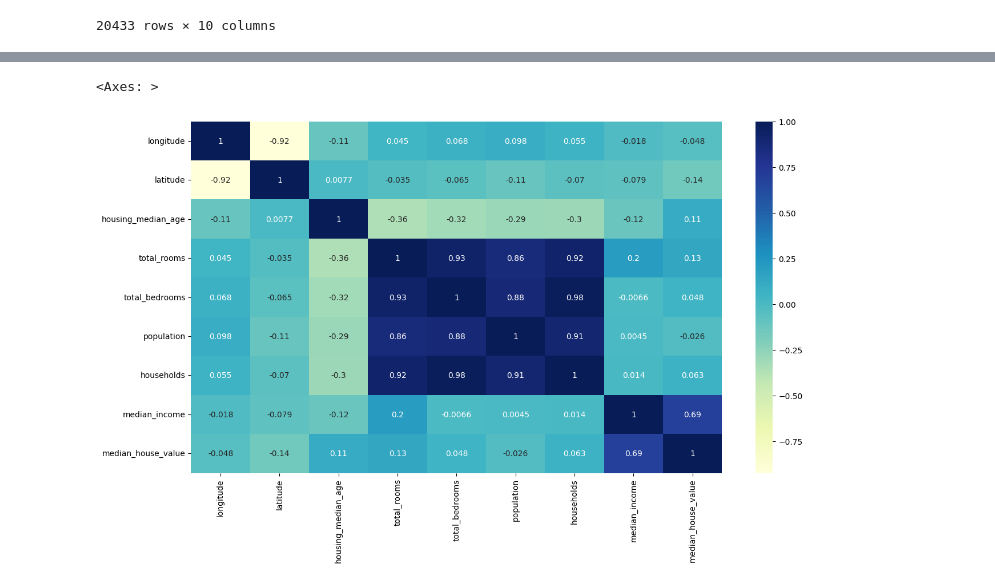
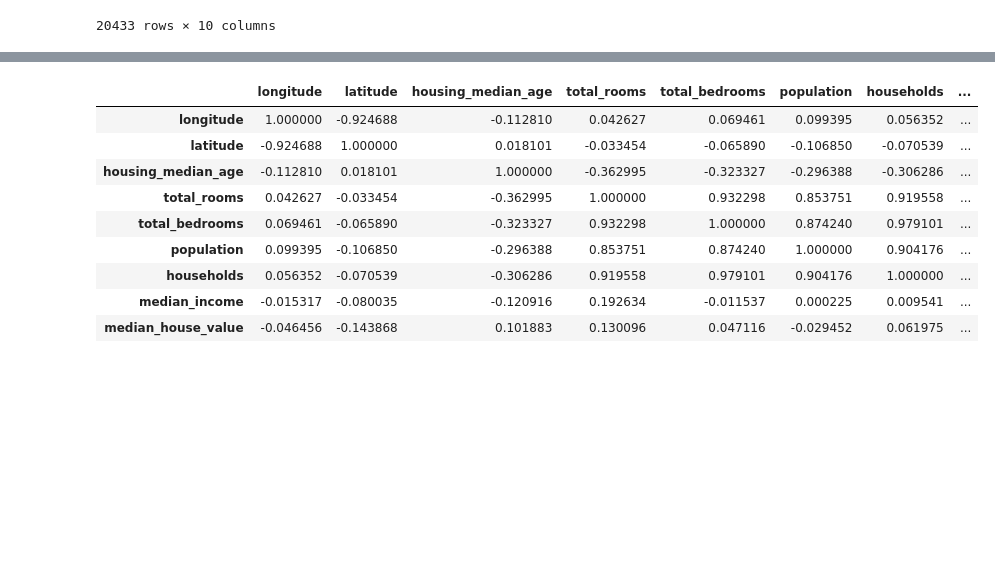
Before and after one commit to shahed-adnan/ML-House-Price-Prediction, a Jupyter notebook: california-house-price-prediction.ipynb, the cells around one changed output, grey strips where cells are left out. Drawn from its saved outputs; the diff is of its cells as text; code cells hidden in the pictures; blank space fills up the shorter version.

```diff
--- a/california-house-price-prediction.ipynb
+++ b/california-house-price-prediction.ipynb
@@ -134,6 +137,13 @@ train_data.corr()
-# %%
-plt.figure(figsize=(15,8))
-sns.heatmap(train_data.corr(), annot=True, cmap="YlGnBu")
-# %% [output]
-<Axes: >
-[figure, removed]
+# %%
+train_data.corr(numeric_only = True)
+# %% [output]
+|  | longitude | latitude | housing_median_age | total_rooms | total_bedrooms | population | households | ... |
+| longitude | 1.000000 | -0.924688 | -0.112810 | 0.042627 | 0.069461 | 0.099395 | 0.056352 | ... |
+| latitude | -0.924688 | 1.000000 | 0.018101 | -0.033454 | -0.065890 | -0.106850 | -0.070539 | ... |
+| housing_median_age | -0.112810 | 0.018101 | 1.000000 | -0.362995 | -0.323327 | -0.296388 | -0.306286 | ... |
+| total_rooms | 0.042627 | -0.033454 | -0.362995 | 1.000000 | 0.932298 | 0.853751 | 0.919558 | ... |
+| total_bedrooms | 0.069461 | -0.065890 | -0.323327 | 0.932298 | 1.000000 | 0.874240 | 0.979101 | ... |
+| population | 0.099395 | -0.106850 | -0.296388 | 0.853751 | 0.874240 | 1.000000 | 0.904176 | ... |
+| households | 0.056352 | -0.070539 | -0.306286 | 0.919558 | 0.979101 | 0.904176 | 1.000000 | ... |
+| median_income | -0.015317 | -0.080035 | -0.120916 | 0.192634 | -0.011537 | 0.000225 | 0.009541 | ... |
+| median_house_value | -0.046456 | -0.143868 | 0.101883 | 0.130096 | 0.047116 | -0.029452 | 0.061975 | ... |
```
Also changed, not shown: parts of 4 cells of this notebook.
